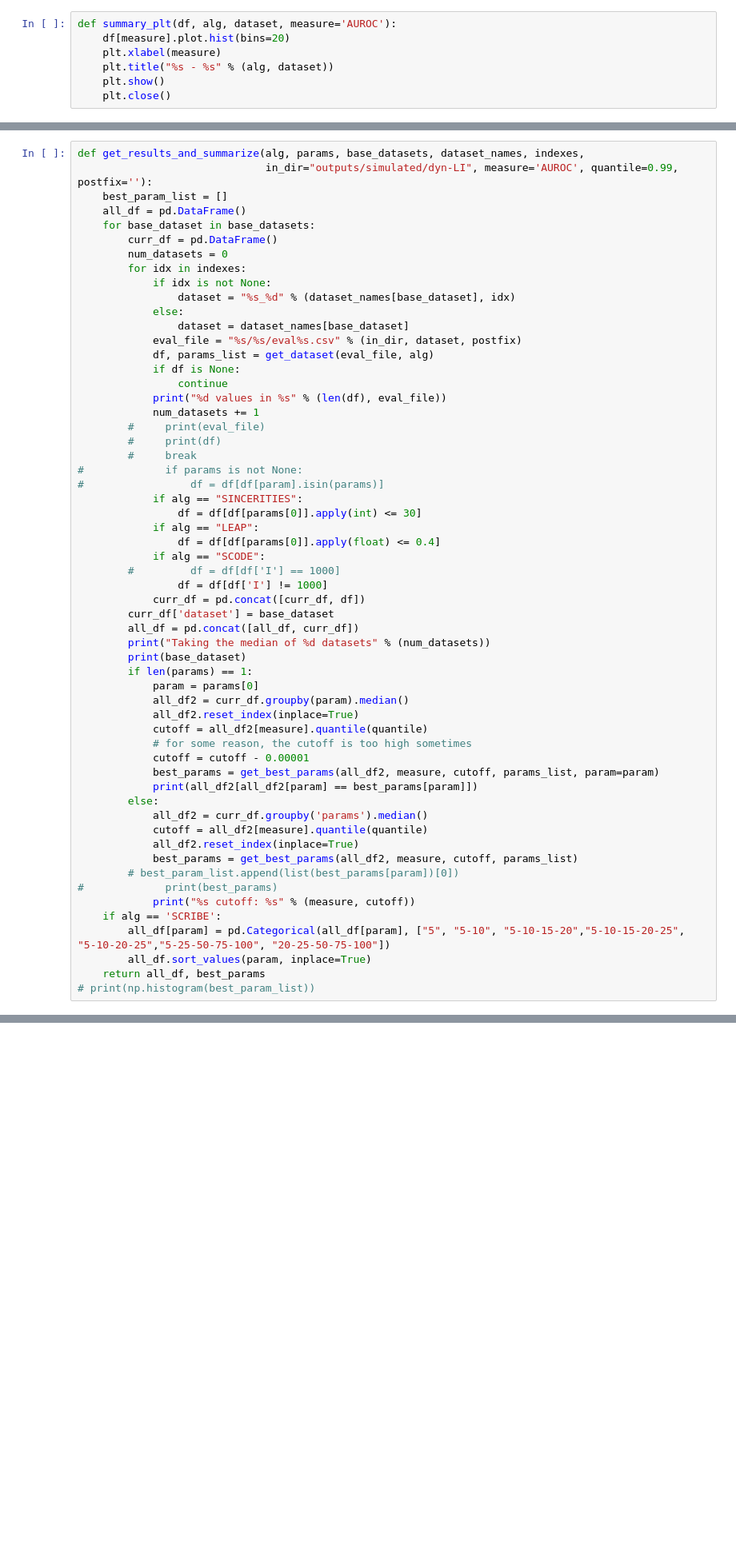
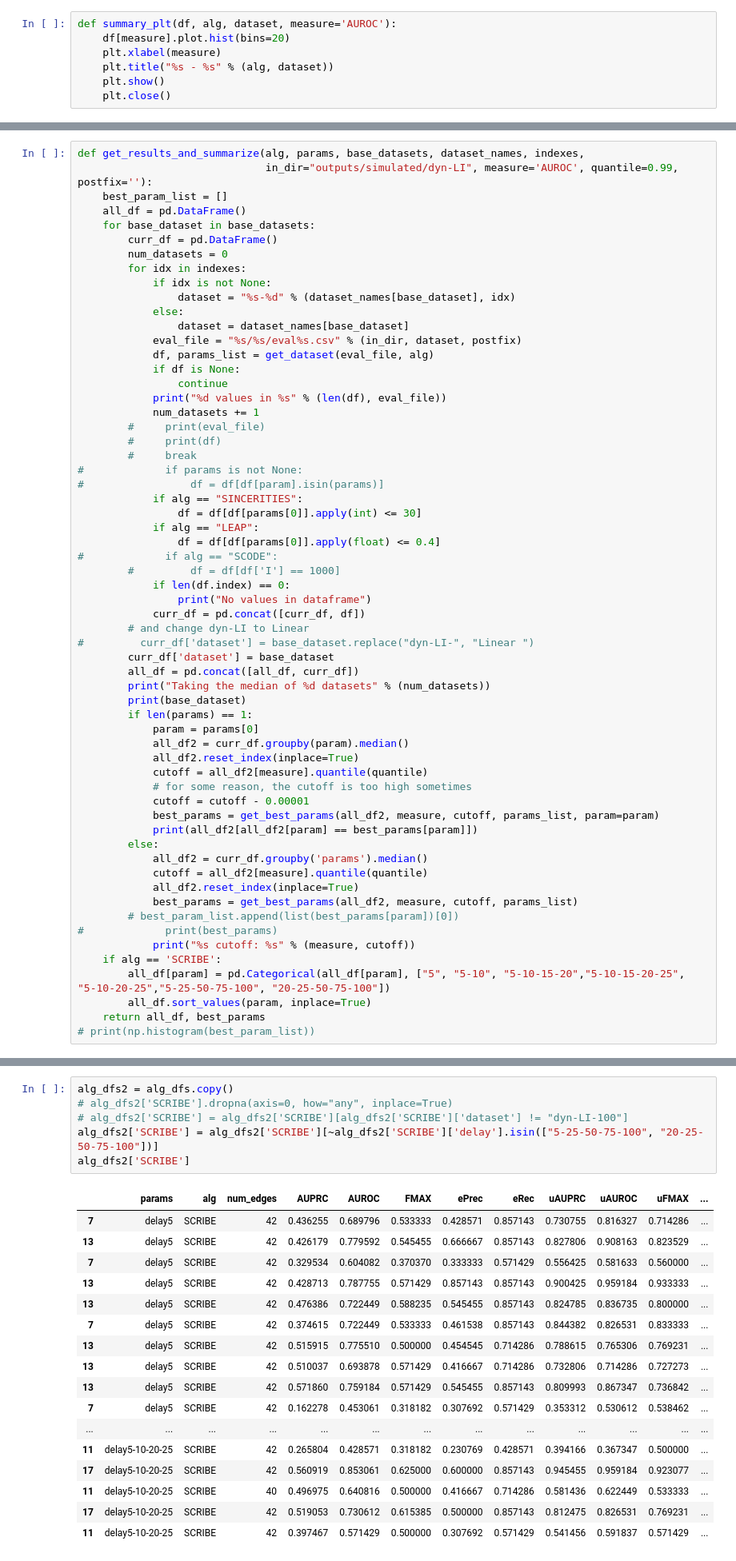
Before and after one commit to Murali-group/Beeline, a Jupyter notebook: src/jupyter-notebooks/benchmark-methods.ipynb, the cells around one changed output, grey strips where cells are left out. Shown at 80% size. Cells and saved outputs as stored; diff of their text form; blank space fills up the shorter version.

```diff
--- a/src/jupyter-notebooks/benchmark-methods.ipynb
+++ b/src/jupyter-notebooks/benchmark-methods.ipynb
@@ -124,7 +128,7 @@ def get_results_and_summarize(alg, params, base_datasets, dataset_names, indexes
         num_datasets = 0
         for idx in indexes:
             if idx is not None:
-                dataset = "%s_%d" % (dataset_names[base_dataset], idx)
+                dataset = "%s-%d" % (dataset_names[base_dataset], idx)
             else:
                 dataset = dataset_names[base_dataset]
             eval_file = "%s/%s/eval%s.csv" % (in_dir, dataset, postfix)
@@ -142,10 +146,13 @@ def get_results_and_summarize(alg, params, base_datasets, dataset_names, indexes
                 df = df[df[params[0]].apply(int) <= 30]
             if alg == "LEAP":
                 df = df[df[params[0]].apply(float) <= 0.4]
-            if alg == "SCODE":
+#             if alg == "SCODE":
         #         df = df[df['I'] == 1000]
-                df = df[df['I'] != 1000]
+            if len(df.index) == 0:
+                print("No values in dataframe")
             curr_df = pd.concat([curr_df, df])
+        # and change dyn-LI to Linear
+#         curr_df['dataset'] = base_dataset.replace("dyn-LI-", "Linear ")
         curr_df['dataset'] = base_dataset
         all_df = pd.concat([all_df, curr_df])
         print("Taking the median of %d datasets" % (num_datasets))
@@ -404,0 +378,24 @@ for dataset in datasets:
+# %%
+alg_dfs2 = alg_dfs.copy()
+# alg_dfs2['SCRIBE'].dropna(axis=0, how="any", inplace=True)
+# alg_dfs2['SCRIBE'] = alg_dfs2['SCRIBE'][alg_dfs2['SCRIBE']['dataset'] != "dyn-LI-100"]
+alg_dfs2['SCRIBE'] = alg_dfs2['SCRIBE'][~alg_dfs2['SCRIBE']['delay'].isin(["5-25-50-75-100", "20-25-50-75-100"])]
+alg_dfs2['SCRIBE']
+# %% [output]
+|  | params | alg | num_edges | AUPRC | AUROC | FMAX | ePrec | eRec | uAUPRC | uAUROC | uFMAX | ... |
+| 7 | delay5 | SCRIBE | 42 | 0.436255 | 0.689796 | 0.533333 | 0.428571 | 0.857143 | 0.730755 | 0.816327 | 0.714286 | ... |
+| 13 | delay5 | SCRIBE | 42 | 0.426179 | 0.779592 | 0.545455 | 0.666667 | 0.857143 | 0.827806 | 0.908163 | 0.823529 | ... |
+| 7 | delay5 | SCRIBE | 42 | 0.329534 | 0.604082 | 0.370370 | 0.333333 | 0.571429 | 0.556425 | 0.581633 | 0.560000 | ... |
+| 13 | delay5 | SCRIBE | 42 | 0.428713 | 0.787755 | 0.571429 | 0.857143 | 0.857143 | 0.900425 | 0.959184 | 0.933333 | ... |
+| 13 | delay5 | SCRIBE | 42 | 0.476386 | 0.722449 | 0.588235 | 0.545455 | 0.857143 | 0.824785 | 0.836735 | 0.800000 | ... |
+| 7 | delay5 | SCRIBE | 42 | 0.374615 | 0.722449 | 0.533333 | 0.461538 | 0.857143 | 0.844382 | 0.826531 | 0.833333 | ... |
+| 13 | delay5 | SCRIBE | 42 | 0.515915 | 0.775510 | 0.500000 | 0.454545 | 0.714286 | 0.788615 | 0.765306 | 0.769231 | ... |
+| 13 | delay5 | SCRIBE | 42 | 0.510037 | 0.693878 | 0.571429 | 0.416667 | 0.714286 | 0.732806 | 0.714286 | 0.727273 | ... |
+| 13 | delay5 | SCRIBE | 42 | 0.571860 | 0.759184 | 0.571429 | 0.545455 | 0.857143 | 0.809993 | 0.867347 | 0.736842 | ... |
+| 7 | delay5 | SCRIBE | 42 | 0.162278 | 0.453061 | 0.318182 | 0.307692 | 0.571429 | 0.353312 | 0.530612 | 0.538462 | ... |
+| ... | ... | ... | ... | ... | ... | ... | ... | ... | ... | ... | ... | ... |
+| 11 | delay5-10-20-25 | SCRIBE | 42 | 0.265804 | 0.428571 | 0.318182 | 0.230769 | 0.428571 | 0.394166 | 0.367347 | 0.500000 | ... |
+| 17 | delay5-10-20-25 | SCRIBE | 42 | 0.560919 | 0.853061 | 0.625000 | 0.600000 | 0.857143 | 0.945455 | 0.959184 | 0.923077 | ... |
+| 11 | delay5-10-20-25 | SCRIBE | 40 | 0.496975 | 0.640816 | 0.500000 | 0.416667 | 0.714286 | 0.581436 | 0.622449 | 0.533333 | ... |
+| 17 | delay5-10-20-25 | SCRIBE | 42 | 0.519053 | 0.730612 | 0.615385 | 0.500000 | 0.857143 | 0.812475 | 0.826531 | 0.769231 | ... |
+| 11 | delay5-10-20-25 | SCRIBE | 42 | 0.397467 | 0.571429 | 0.500000 | 0.307692 | 0.571429 | 0.541456 | 0.591837 | 0.571429 | ... |
```
Also changed, not shown: parts of 18 cells of this notebook, 14 other files.
